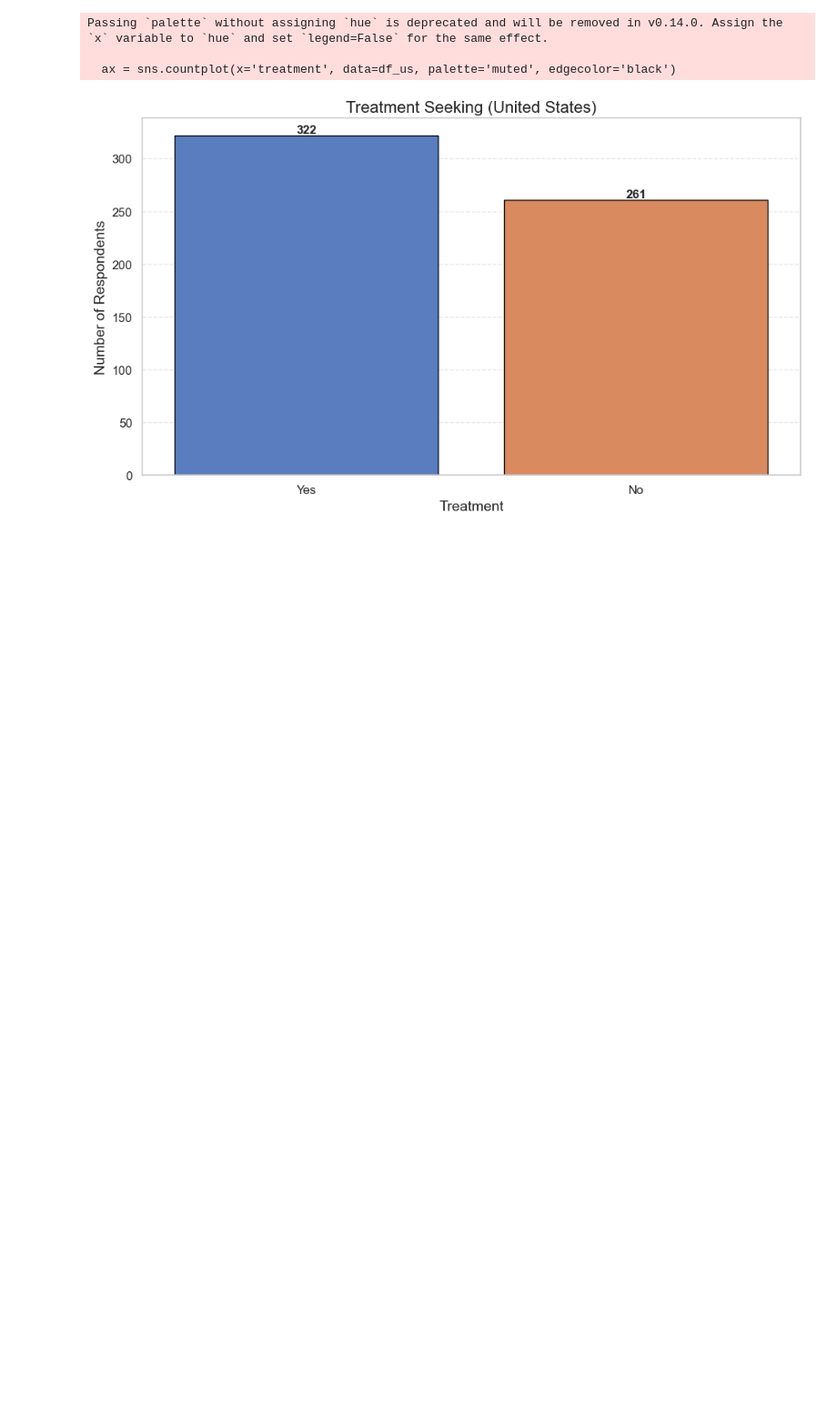
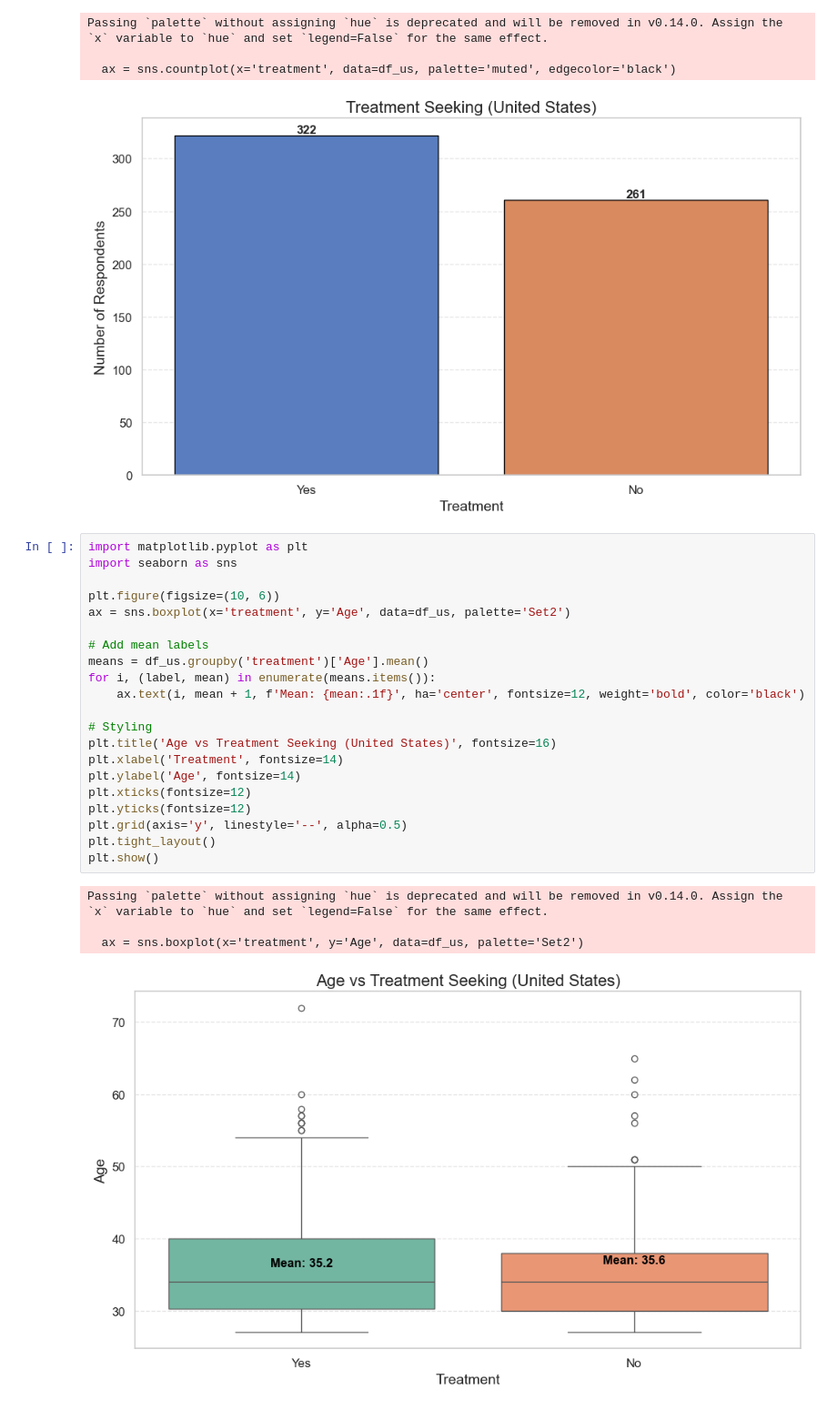
Before and after one commit to markchweya/DSA2040A_DataMining_Group1, a Jupyter notebook: DSA2040A_DataMining_Group1/notebooks/2_exploratory_analysis.ipynb, the cells around one changed output. Shown at 91% size. Saved outputs shown, nothing was run; the diff lists cells and outputs as text; blank space fills up the shorter version.

```diff
--- a/DSA2040A_DataMining_Group1/notebooks/2_exploratory_analysis.ipynb
+++ b/DSA2040A_DataMining_Group1/notebooks/2_exploratory_analysis.ipynb
@@ -199,3 +199,29 @@ Passing `palette` without assigning `hue` is deprecated and will be removed in v
 
   ax = sns.countplot(x='treatment', data=df_us, palette='muted', edgecolor='black')
 [figure]
+# %%
+import matplotlib.pyplot as plt
+import seaborn as sns
+
+plt.figure(figsize=(10, 6))
+ax = sns.boxplot(x='treatment', y='Age', data=df_us, palette='Set2')
+
+# Add mean labels
+means = df_us.groupby('treatment')['Age'].mean()
+for i, (label, mean) in enumerate(means.items()):
+    ax.text(i, mean + 1, f'Mean: {mean:.1f}', ha='center', fontsize=12, weight='bold', color='black')
+
+# Styling
+plt.title('Age vs Treatment Seeking (United States)', fontsize=16)
+plt.xlabel('Treatment', fontsize=14)
+plt.ylabel('Age', fontsize=14)
+plt.xticks(fontsize=12)
+plt.yticks(fontsize=12)
+plt.grid(axis='y', linestyle='--', alpha=0.5)
+plt.tight_layout()
+plt.show()
+# %% [output]
+Passing `palette` without assigning `hue` is deprecated and will be removed in v0.14.0. Assign the `x` variable to `hue` and set `legend=False` for the same effect.
+
+  ax = sns.boxplot(x='treatment', y='Age', data=df_us, palette='Set2')
+[figure, added]
```
